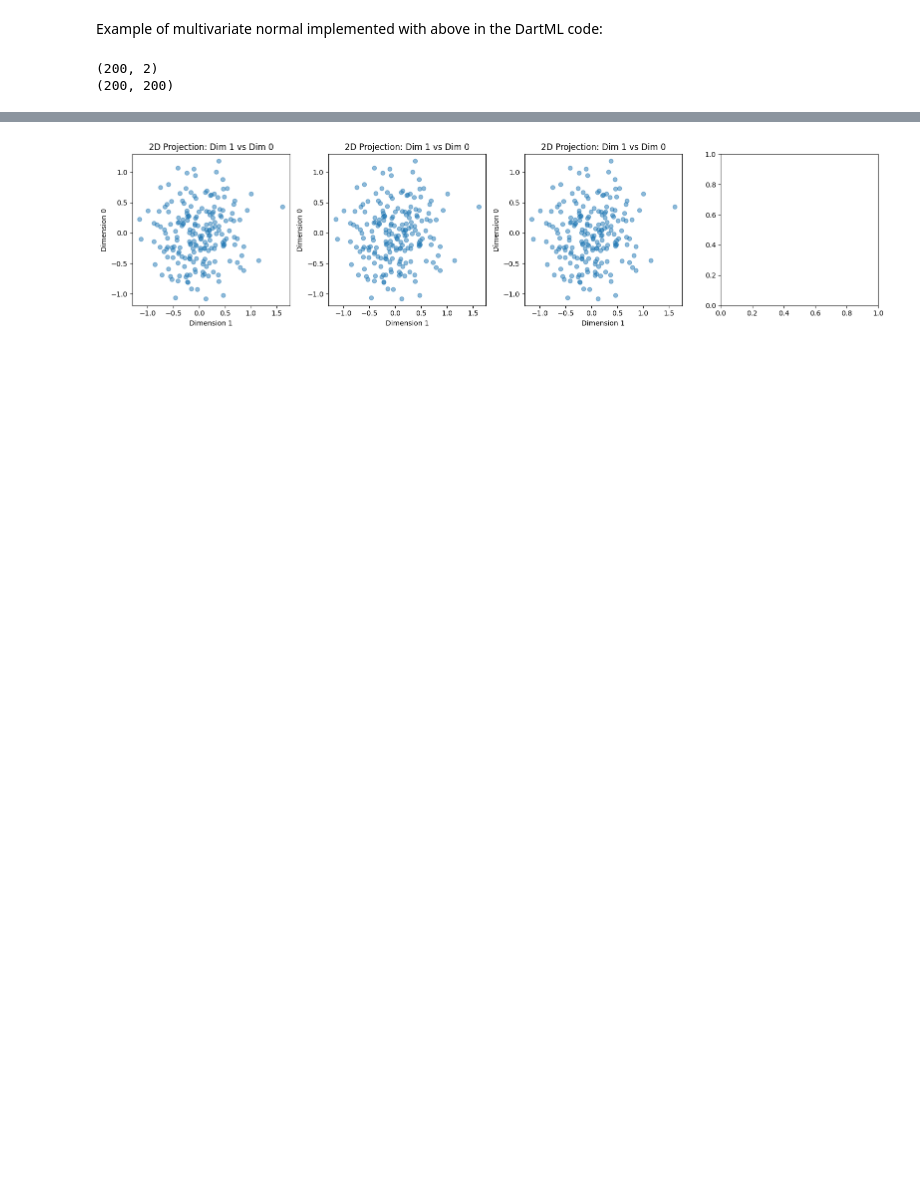
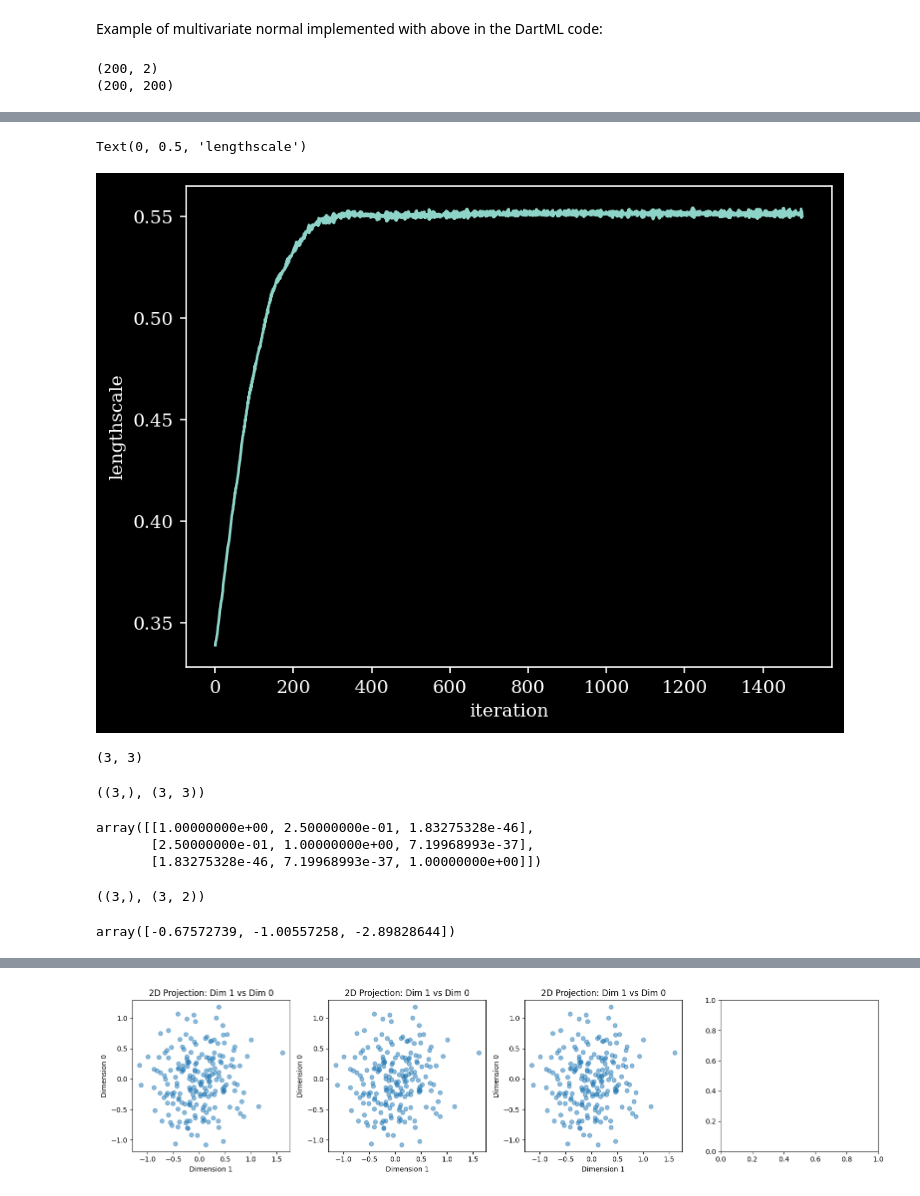
Before and after one commit to aniketjivani/generative_experiments, a Jupyter notebook: vanilla_stein_example.ipynb, the cells around one changed output, grey strips where cells are left out. Saved outputs shown, nothing was run; the diff lists cells and outputs as text; code cells hidden in the pictures; blank space fills up the shorter version.

```diff
--- a/vanilla_stein_example.ipynb
+++ b/vanilla_stein_example.ipynb
@@ -208,0 +243,41 @@ ax2.set_ylim(-3, 3)
+# %%
+# plot lengthscales
+n_iters = 1500
+plt.plot(np.linspace(1, n_iters, n_iters), lengthscales_all)
+plt.xlabel("iteration")
+plt.ylabel("lengthscale")
+# %% [output]
+Text(0, 0.5, 'lengthscale')
+[figure, added]
+# %%
+x02 = np.random.normal(0,1,[3,2])
+x02.shape
+
+sq_dist = pdist(x02)
+pairwise_dists = squareform(sq_dist)**2
+h = np.median(pairwise_dists)
+h = np.sqrt(0.5 * h / np.log(x02.shape[0]+1))
+Kxy = np.exp( -pairwise_dists / h**2 / 2)
+Kxy.shape
+# %% [output]
+(3, 3)
+# %%
+sq_dist.shape, pairwise_dists.shape
+# %% [output]
+((3,), (3, 3))
+# %%
+Kxy
+# %% [output]
+array([[1.00000000e+00, 2.50000000e-01, 1.83275328e-46],
+       [2.50000000e-01, 1.00000000e+00, 7.19968993e-37],
+       [1.83275328e-46, 7.19968993e-37, 1.00000000e+00]])
+# %%
+dxkxy = -np.matmul(Kxy, x02)
+sumkxy = np.sum(Kxy, axis=1)
+sumkxy.shape, dxkxy.shape
+# %% [output]
+((3,), (3, 2))
+# %%
+np.multiply(x02[:, 0], sumkxy)
+# %% [output]
+array([-0.67572739, -1.00557258, -2.89828644])
```
Also changed, not shown: parts of 30 cells of this notebook.
